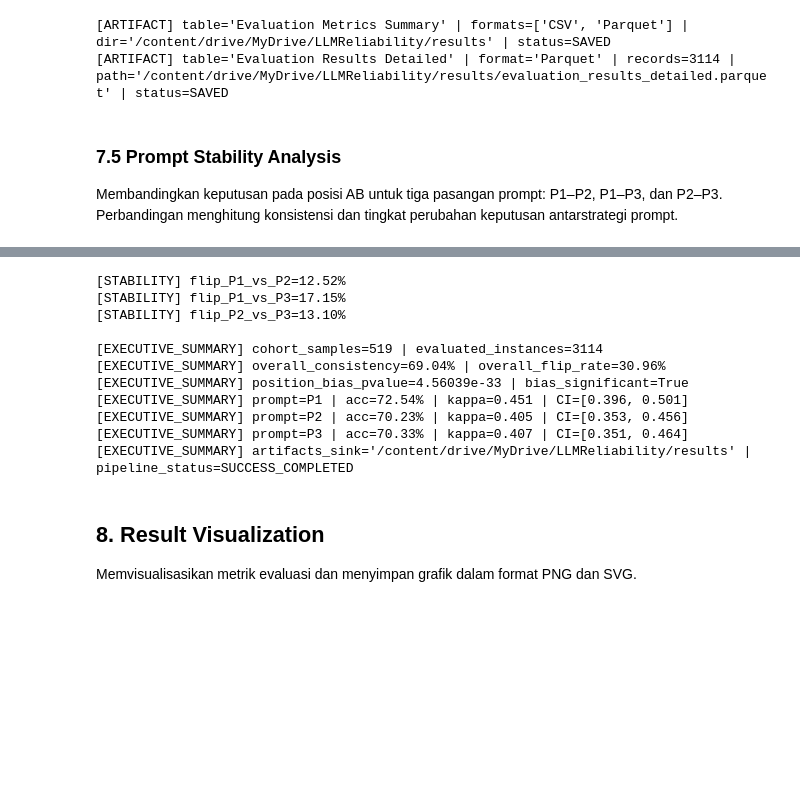
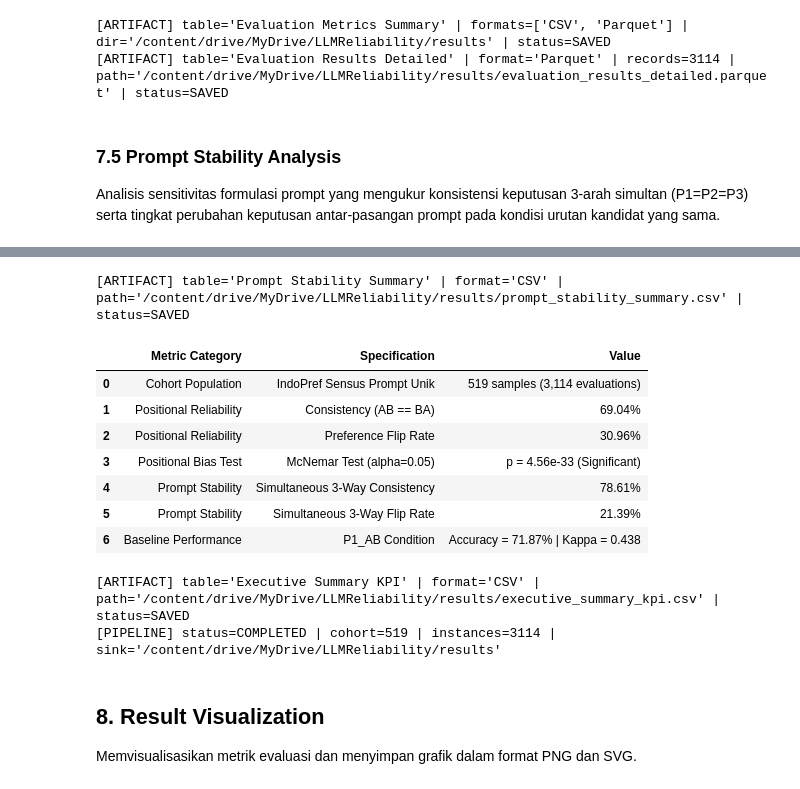
Before and after one commit to RozhakDev/LLMReliability, a Jupyter notebook: AI/08_End_to_End_Evaluation_Pipeline.ipynb, the cells around one changed output, grey strips where cells are left out. Cells and saved outputs as stored; diff of their text form; code cells hidden in the pictures; blank space fills up the shorter version.

Commit message:
mengubah print menjadi tabel

```diff
--- a/AI/08_End_to_End_Evaluation_Pipeline.ipynb
+++ b/AI/08_End_to_End_Evaluation_Pipeline.ipynb
@@ -866,8 +866,11 @@ print(f"[ARTIFACT] table='Evaluation Results Detailed' | format='Parquet' | reco
 # %% [markdown]
 ### **7.5 Prompt Stability Analysis**
 
-Membandingkan keputusan pada posisi AB untuk tiga pasangan prompt: P1–P2, P1–P3, dan P2–P3. Perbandingan menghitung konsistensi dan tingkat perubahan keputusan antarstrategi prompt.
+Analisis sensitivitas formulasi prompt yang mengukur konsistensi keputusan 3-arah simultan (P1=P2=P3) serta tingkat perubahan keputusan antar-pasangan prompt pada kondisi urutan kandidat yang sama.
 # %%
+prompt_consistency_3way: float = 0.0
+prompt_flip_3way: float = 0.0
+
 df_prompt_stab = df_valid[df_valid['position'] == 'AB'].pivot_table(
     index='sample_id',
     columns='prompt_id',
@@ -875,18 +878,46 @@ df_prompt_stab = df_valid[df_valid['position'] == 'AB'].pivot_table(
 ).dropna()
 
 if not df_prompt_stab.empty:
-    p1_p2_flip = float((df_prompt_stab['P1'] != df_prompt_stab['P2']).mean() * 100)
-    p1_p3_flip = float((df_prompt_stab['P1'] != df_prompt_stab['P3']).mean() * 100)
-    p2_p3_flip = float((df_prompt_stab['P2'] != df_prompt_stab['P3']).mean() * 100)
+    prompt_consistency_3way = float(((df_prompt_stab['P1'] == df_prompt_stab['P2']) & (df_prompt_stab['P2'] == df_prompt_stab['P3'])).mean() * 100)
+    prompt_flip_3way = 100.0 - prompt_consistency_3way
 
-    print(f"[STABILITY] flip_P1_vs_P2={p1_p2_flip:.2f}%")
-    print(f"[STABILITY] flip_P1_vs_P3={p1_p3_flip:.2f}%")
-    print(f"[STABILITY] flip_P2_vs_P3={p2_p3_flip:.2f}%")
+    p1_p2_flip: float = float((df_prompt_stab['P1'] != df_prompt_stab['P2']).mean() * 100)
+    p1_p3_flip: float = float((df_prompt_stab['P1'] != df_prompt_stab['P3']).mean() * 100)
+    p2_p3_flip: float = float((df_prompt_stab['P2'] != df_prompt_stab['P3']).mean() * 100)
 
-print(f"\n[EXECUTIVE_SUMMARY] cohort_samples={len(df_eval)} | evaluated_instances={len(df_valid)}")
-print(f"[EXECUTIVE_SUMMARY] overall_consistency={position_consistency:.2f}% | overall_flip_rate={position_flip:.2f}%")
-print(f"[EXECUTIVE_SUMMARY] position_bias_pvalue={mcnemar_res.pvalue:.5e} | bias_significant={is_significant}")
-for idx, row in df_metrics_table.iterrows():
-    print(f"[EXECUTIVE_SUMMARY] prompt={row['Prompt']} | acc={row['Accuracy (%)']}% | kappa={row['Cohen Kappa']} | CI={row['Kappa 95% CI']}")
-print(f"[EXECUTIVE_SUMMARY] artifacts_sink='{RESULTS_DIR}' | pipeline_status=SUCCESS_COMPLETED")
+    prompt_stability_records = [
+        {'Comparison': 'P1=P2=P3 (Simultaneous 3-Way)', 'Consistency (%)': round(prompt_consistency_3way, 2), 'Flip Rate (%)': round(prompt_flip_3way, 2)},
+        {'Comparison': 'P1 vs P2 (Pairwise)', 'Consistency (%)': round(100.0 - p1_p2_flip, 2), 'Flip Rate (%)': round(p1_p2_flip, 2)},
+        {'Comparison': 'P1 vs P3 (Pairwise)', 'Consistency (%)': round(100.0 - p1_p3_flip, 2), 'Flip Rate (%)': round(p1_p3_flip, 2)},
+        {'Comparison': 'P2 vs P3 (Pairwise)', 'Consistency (%)': round(100.0 - p2_p3_flip, 2), 'Flip Rate (%)': round(p2_p3_flip, 2)}
+    ]
+    df_prompt_stability_summary = pd.DataFrame(prompt_stability_records)
+    display(df_prompt_stability_summary)
+
+    prompt_stab_csv: str = os.path.join(RESULTS_DIR, 'prompt_stability_summary.csv')
+    df_prompt_stability_summary.to_csv(prompt_stab_csv, index=False)
+    print(f"[ARTIFACT] table='Prompt Stability Summary' | format='CSV' | path='{prompt_stab_csv}' | status=SAVED")
+
+exec_kpi_records = [
+    {'Metric Category': 'Cohort Population', 'Specification': 'IndoPref Sensus Prompt Unik', 'Value': f"{len(df_eval)} samples ({len(df_valid):,} evaluations)"},
+    {'Metric Category': 'Positional Reliability', 'Specification': 'Consistency (AB == BA)', 'Value': f"{position_consistency:.2f}%"},
+    {'Metric Category': 'Positional Reliability', 'Specification': 'Preference Flip Rate', 'Value': f"{position_flip:.2f}%"},
+    {'Metric Category': 'Positional Bias Test', 'Specification': 'McNemar Test (alpha=0.05)', 'Value': f"p = {mcnemar_res.pvalue:.2e} (Significant)" if is_significant else f"p = {mcnemar_res.pvalue:.2e} (Not Significant)"},
+    {'Metric Category': 'Prompt Stability', 'Specification': 'Simultaneous 3-Way Consistency', 'Value': f"{prompt_consistency_3way:.2f}%"},
+    {'Metric Category': 'Prompt Stability', 'Specification': 'Simultaneous 3-Way Flip Rate', 'Value': f"{prompt_flip_3way:.2f}%"}
+]
+if 'base_acc' in locals() or 'base_acc' in globals():
+    exec_kpi_records.append({
+        'Metric Category': 'Baseline Performance',
+        'Specification': 'P1_AB Condition',
+        'Value': f"Accuracy = {base_acc:.2f}% | Kappa = {base_kappa:.3f}"
+    })
+
+df_executive_summary = pd.DataFrame(exec_kpi_records)
+display(df_executive_summary)
+
+exec_summary_csv: str = os.path.join(RESULTS_DIR, 'executive_summary_kpi.csv')
+df_executive_summary.to_csv(exec_summary_csv, index=False)
+print(f"[ARTIFACT] table='Executive Summary KPI' | format='CSV' | path='{exec_summary_csv}' | status=SAVED")
+print(f"[PIPELINE] status=COMPLETED | cohort={len(df_eval)} | instances={len(df_valid)} | sink='{RESULTS_DIR}'")
 # %% [output]
@@ -893,14 +929,14 @@ print(f"[EXECUTIVE_SUMMARY] artifacts_sink='{RESULTS_DIR}' | pipeline_status=SUC
-[STABILITY] flip_P1_vs_P2=12.52%
-[STABILITY] flip_P1_vs_P3=17.15%
-[STABILITY] flip_P2_vs_P3=13.10%
-
-[EXECUTIVE_SUMMARY] cohort_samples=519 | evaluated_instances=3114
-[EXECUTIVE_SUMMARY] overall_consistency=69.04% | overall_flip_rate=30.96%
-[EXECUTIVE_SUMMARY] position_bias_pvalue=4.56039e-33 | bias_significant=True
-[EXECUTIVE_SUMMARY] prompt=P1 | acc=72.54% | kappa=0.451 | CI=[0.396, 0.501]
-[EXECUTIVE_SUMMARY] prompt=P2 | acc=70.23% | kappa=0.405 | CI=[0.353, 0.456]
-[EXECUTIVE_SUMMARY] prompt=P3 | acc=70.33% | kappa=0.407 | CI=[0.351, 0.464]
-[EXECUTIVE_SUMMARY] artifacts_sink='/content/drive/MyDrive/LLMReliability/results' | pipeline_status=SUCCESS_COMPLETED
+[ARTIFACT] table='Prompt Stability Summary' | format='CSV' | path='/content/drive/MyDrive/LLMReliability/results/prompt_stability_summary.csv' | status=SAVED
+|  | Metric Category | Specification | Value |
+| 0 | Cohort Population | IndoPref Sensus Prompt Unik | 519 samples (3,114 evaluations) |
+| 1 | Positional Reliability | Consistency (AB == BA) | 69.04% |
+| 2 | Positional Reliability | Preference Flip Rate | 30.96% |
+| 3 | Positional Bias Test | McNemar Test (alpha=0.05) | p = 4.56e-33 (Significant) |
+| 4 | Prompt Stability | Simultaneous 3-Way Consistency | 78.61% |
+| 5 | Prompt Stability | Simultaneous 3-Way Flip Rate | 21.39% |
+| 6 | Baseline Performance | P1_AB Condition | Accuracy = 71.87% | Kappa = 0.438 |
+[ARTIFACT] table='Executive Summary KPI' | format='CSV' | path='/content/drive/MyDrive/LLMReliability/results/executive_summary_kpi.csv' | status=SAVED
+[PIPELINE] status=COMPLETED | cohort=519 | instances=3114 | sink='/content/drive/MyDrive/LLMReliability/results'
 # %% [markdown]
 ## **8. Result Visualization**
 
```
Also changed, not shown: parts of 4 cells of this notebook, 1 other file.
